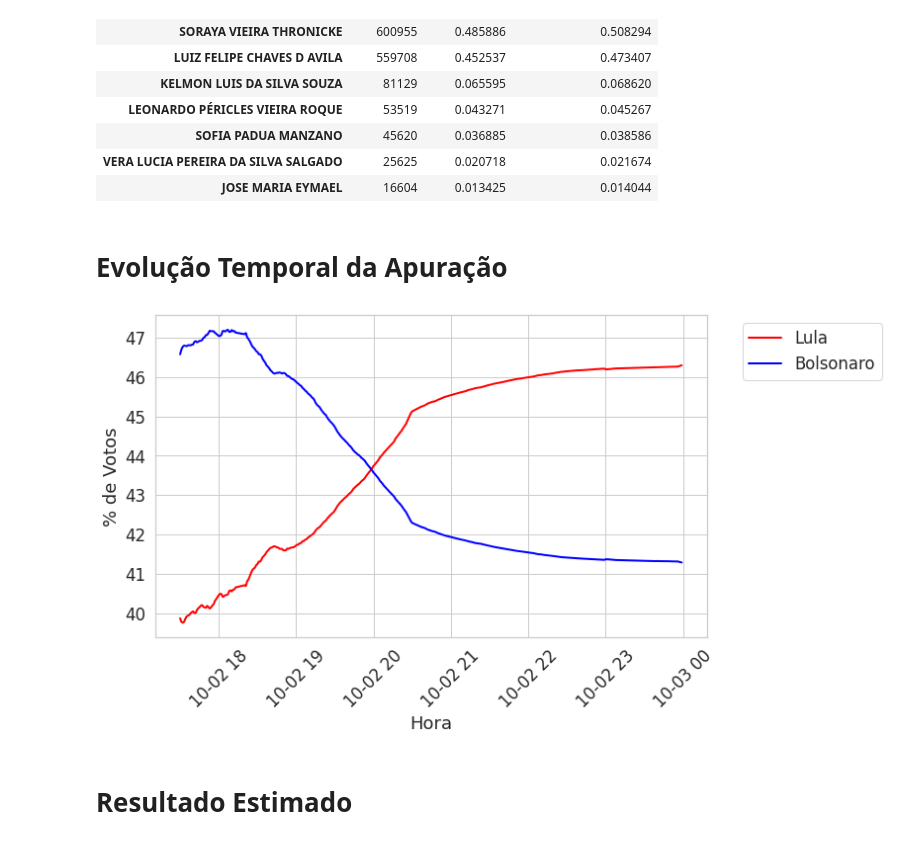
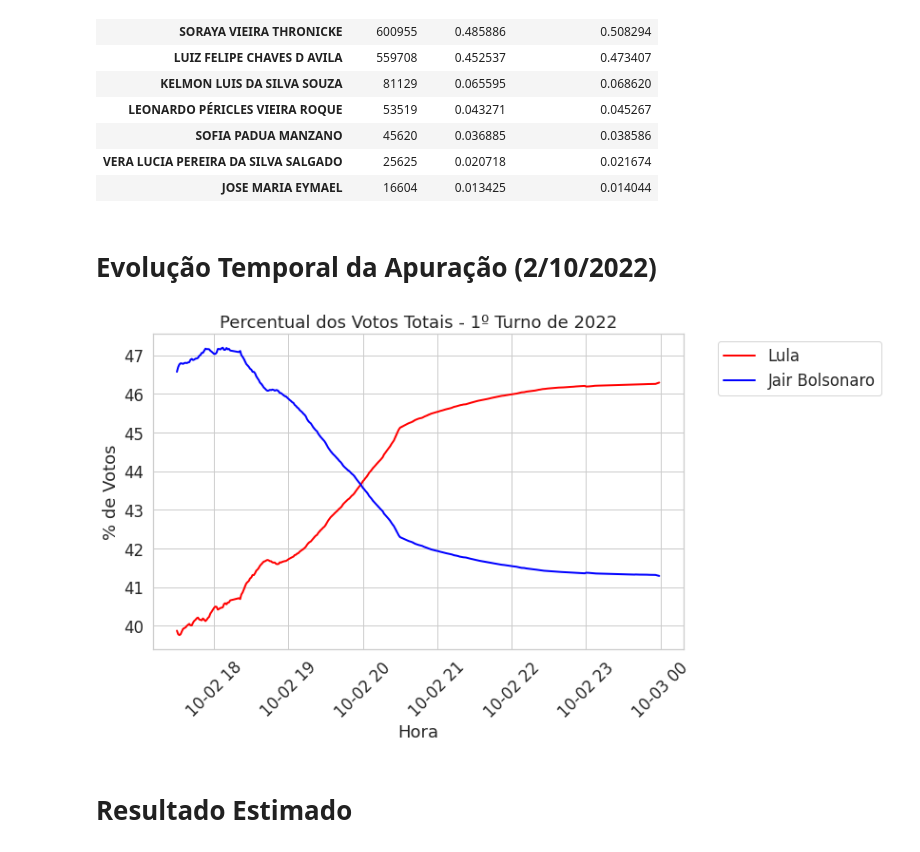
Before and after one commit to alexandrebcruz/brazil-election-2022-analysis, a Jupyter notebook: notebooks/02_evolucao_da_apuracao.ipynb, the cells around one changed output. Drawn from its saved outputs; the diff is of its cells as text; code cells hidden in the pictures.

```diff
--- a/notebooks/02_evolucao_da_apuracao.ipynb
+++ b/notebooks/02_evolucao_da_apuracao.ipynb
@@ -57,26 +45,30 @@ for arq in lista_arquivos:
 # %%
-def leitura_dados(pasta, arq_csv):
-    return pd.read_csv(f'{pasta}/{arq_csv}', sep = ';', engine = 'c', encoding = 'latin-1')
+def leitura_dados(pasta, arq_csv, colunas):
+    #Lê só as colunas usadas, para caber na memória
+    return pd.read_csv(f'{pasta}/{arq_csv}', sep = ';', engine = 'c', encoding = 'latin-1', usecols = colunas)
 
 arq = 'detalhe_votacao_secao_2022.zip'
 pasta = arq.split('.')[0]
 arq_csv = [f for f in os.listdir(pasta) if f.find('.csv') != -1 and f.find('_BRASIL') != -1][0]
-df_desc_inp = leitura_dados(pasta, arq_csv)
+df_desc_inp = leitura_dados(pasta, arq_csv, ['NR_TURNO', 'DS_CARGO', 'SG_UF', 'NM_MUNICIPIO', 'NR_ZONA', 'NR_SECAO',
+                                             'QT_APTOS', 'QT_COMPARECIMENTO', 'QT_ABSTENCOES', 'QT_VOTOS_NOMINAIS',
+                                             'QT_VOTOS_BRANCOS', 'QT_VOTOS_NULOS'])
 
 arq = 'votacao_secao_2022_BR.zip'
 pasta = arq.split('.')[0]
 arq_csv = [f for f in os.listdir(pasta) if f.find('.csv') != -1][0]
-df_inp = leitura_dados(pasta, arq_csv)
+df_inp = leitura_dados(pasta, arq_csv, ['NR_TURNO', 'DS_CARGO', 'SG_UF', 'NM_MUNICIPIO', 'NR_ZONA', 'NR_SECAO',
+                                       'NM_VOTAVEL', 'QT_VOTOS'])
 # %%
 def trata_detalhe(df_desc_inp):
-    df_desc = df_desc_inp[df_desc_inp['DS_CARGO'] == 'PRESIDENTE']
+    df_desc = df_desc_inp[(df_desc_inp['DS_CARGO'] == 'PRESIDENTE') & (df_desc_inp['NR_TURNO'] == 1)]
     cols_id = ['SG_UF', 'NM_MUNICIPIO', 'NR_ZONA', 'NR_SECAO']
     cols_info = ['QT_APTOS', 'QT_COMPARECIMENTO', 'QT_ABSTENCOES', 'QT_VOTOS_NOMINAIS', 'QT_VOTOS_BRANCOS', 'QT_VOTOS_NULOS']
     df_desc = df_desc[np.append(cols_id, cols_info)].reset_index(drop = True)
     return df_desc.reset_index().rename({'index': 'ID_URNA'}, axis = 1).copy()
 
 def trata_votacao(df_inp, df_desc):
-    df = df_inp[df_inp['DS_CARGO'] == 'PRESIDENTE']
+    df = df_inp[(df_inp['DS_CARGO'] == 'PRESIDENTE') & (df_inp['NR_TURNO'] == 1)]
     cols_id = ['SG_UF', 'NM_MUNICIPIO', 'NR_ZONA', 'NR_SECAO', 'NM_VOTAVEL']
     cols_info = ['QT_VOTOS']
     df = df[np.append(cols_id, cols_info)].reset_index(drop = True).copy()
@@ -114,11 +106,13 @@ df.sample(n = 5).T
 #Descompacta os arquivos dos boletins
 for arq in lista_arquivos_boletim:
     pasta = arq.split('.')[0]
-    os.system(f'unzip {path_dados_boletim}/{arq} -d {pasta}')
+    shutil.unpack_archive(f'{path_dados_boletim}/{arq}', pasta)
 # %%
 def leitura_dados_boletim(pasta, arq_csv):
-    df_temp = pd.read_csv(f'{pasta}/{arq_csv}', usecols = ['SG_UF', 'NM_MUNICIPIO', 'NR_ZONA', 'NR_SECAO', 'DT_BU_RECEBIDO'],
-                       sep = ';', engine = 'c', encoding = 'latin-1')
+    #Lê em partes de 1 milhão de linhas, tirando as repetidas de cada parte, para caber na memória
+    partes = pd.read_csv(f'{pasta}/{arq_csv}', usecols = ['SG_UF', 'NM_MUNICIPIO', 'NR_ZONA', 'NR_SECAO', 'DT_BU_RECEBIDO'],
+                         sep = ';', engine = 'c', encoding = 'latin-1', chunksize = 1000000)
+    df_temp = pd.concat([p.drop_duplicates() for p in partes])
     df_temp = df_temp.drop_duplicates()
     return df_temp
 
@@ -172,7 +166,7 @@ display(df_res)
 | VERA LUCIA PEREIRA DA SILVA SALGADO | 25625 | 0.020718 | 0.021674 |
 | JOSE MARIA EYMAEL | 16604 | 0.013425 | 0.014044 |
 # %% [markdown]
-# Evolução Temporal da Apuração
+# Evolução Temporal da Apuração (2/10/2022)
 # %%
 df_temporal = pd.merge(df[['ID_URNA', 'NM_VOTAVEL', 'QT_VOTOS']], df_desc_compl[['ID_URNA', 'DT_BU_RECEBIDO']],
                        how = 'left', on = 'ID_URNA').drop('ID_URNA', axis = 1).sort_values('DT_BU_RECEBIDO')
@@ -190,25 +184,26 @@ for c in df_res_temporal.columns:
 # %%
 df_plot = df_res_temporal[df_res_temporal.index >= '2022-10-02 17:30:00']
 
 paleta_cores = sns.color_palette("colorblind")
 dict_cores = {'LUIZ INÁCIO LULA DA SILVA': 'red',
               'JAIR MESSIAS BOLSONARO': 'blue'}
 dict_label = {'LUIZ INÁCIO LULA DA SILVA': 'Lula',
-              'JAIR MESSIAS BOLSONARO': 'Bolsonaro'}
+              'JAIR MESSIAS BOLSONARO': 'Jair Bolsonaro'}
 
 with sns.axes_style("whitegrid"), sns.plotting_context('notebook', font_scale = 1.5):
     fig, ax = plt.subplots(1, 1, figsize = (10, 6))
     for candidato in ['LUIZ INÁCIO LULA DA SILVA', 'JAIR MESSIAS BOLSONARO']:
         ax.plot(df_plot.index, df_plot[candidato]*100, lw = 2,
                 color = dict_cores[candidato], label = dict_label[candidato])
     #ax.set_ylim(bottom = 0, top = 100)
     ax.set_xlabel('Hora')
     ax.set_ylabel('% de Votos')
+    ax.set_title('Percentual dos Votos Totais - 1º Turno de 2022')
     ax.legend(bbox_to_anchor = (1.05, 1), loc = 'upper left')
     plt.xticks(rotation = 45)
     plt.show()
 # %% [output]
-[figure, old version]
+[figure, new version]
 # %% [markdown]
 # Resultado Estimado
 # %%
```
Also changed, not shown: parts of 17 cells of this notebook, 8 other files.
